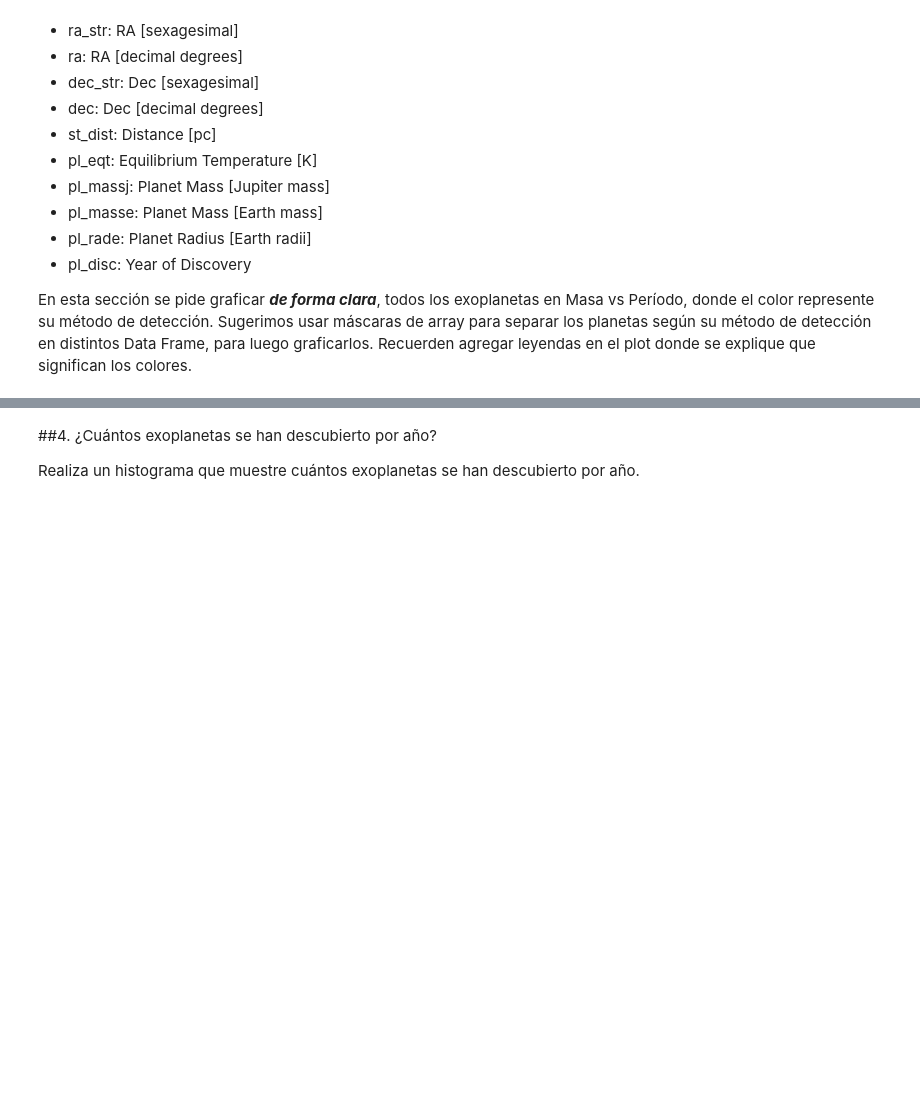
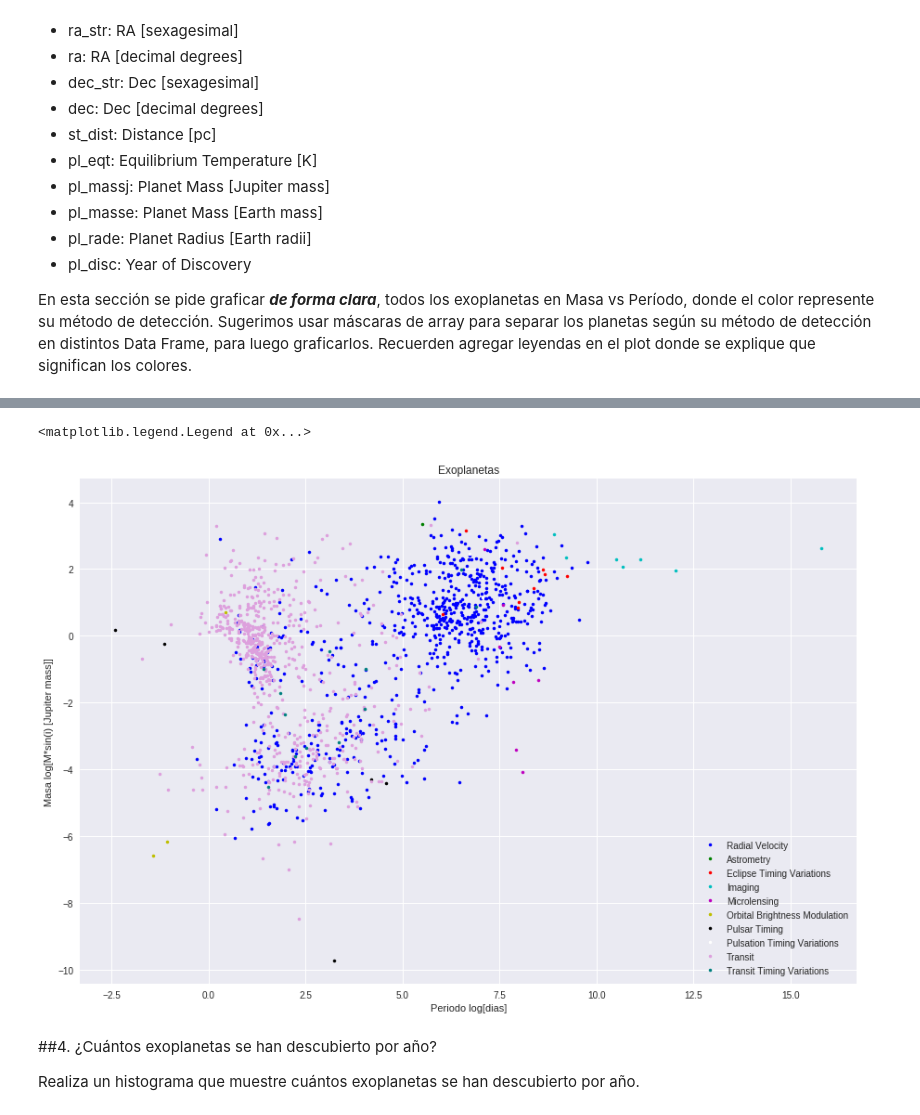
Before and after one commit to chenriquezb/minitarea3, a Jupyter notebook: minitarea3.ipynb, the cells around one changed output, grey strips where cells are left out. Cells and saved outputs as stored; diff of their text form; code cells hidden in the pictures; blank space fills up the shorter version.

```diff
--- a/minitarea3.ipynb
+++ b/minitarea3.ipynb
@@ -190,0 +183,24 @@ planetas = pd.read_csv(archivo, comment="#")
+# %%
+# Importamos Pandas y cargamos el archivo planets.csv
+import pandas as pd
+
+archivo = download_file('https://raw.githubusercontent.com/piacortes/astroclases/master/planets.csv?token=AXWBlnRlbOADXAfY-qtBxFJQ3SugzCucks5cpBbnwA%3D%3D')
+planetas = pd.read_csv(archivo, comment="#")
+
+#listas de metodos de deteccion y colores asociados
+metodos=['Radial Velocity','Astrometry','Eclipse Timing Variations','Imaging','Microlensing','Orbital Brightness Modulation','Pulsar Timing','Pulsation Timing Variations','Transit','Transit Timing Variations']
+colores=['b','g','r','c','m','y','k','w','plum','teal']
+
+m=[]  #lista auxiliar para ir dejando las mascaras de array planetas
+plt.figure(figsize=(15,10))
+plt.xlabel("Periodo log[dias]")
+plt.ylabel("Masa log[M*sin(i) [Jupiter mass]]")
+plt.title('Exoplanetas')
+
+for i in range(len(metodos)):
+  m=m+[planetas[planetas.pl_discmethod==metodos[i]]]
+  plt.plot(np.log(m[i]["pl_orbper"]),np.log(m[i]["pl_bmassj"]), ".", color=colores[i],label=metodos[i])
+
+
+plt.legend()
+# %% [output]
@@ -191,3 +208,5 @@ planetas = pd.read_csv(archivo, comment="#")
+<matplotlib.legend.Legend at 0x...>
+[figure, added]
 # %% [markdown]
 ##4. ¿Cuántos exoplanetas se han descubierto por año?
 
```
Also changed, not shown: parts of 3 cells of this notebook.
